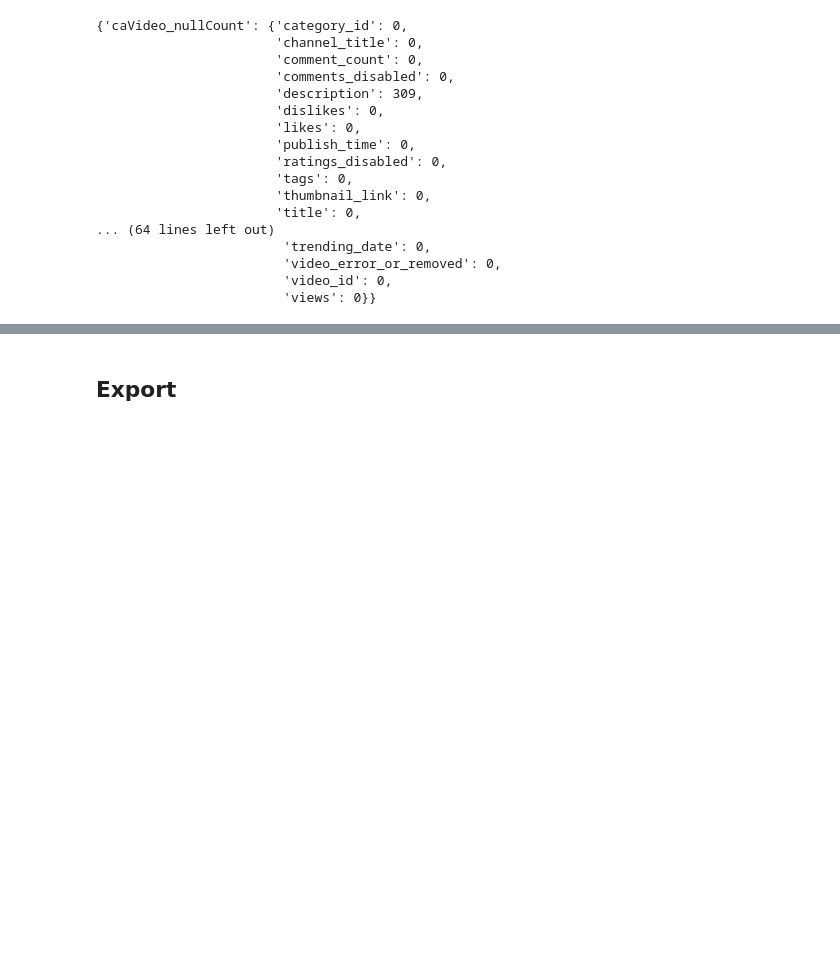
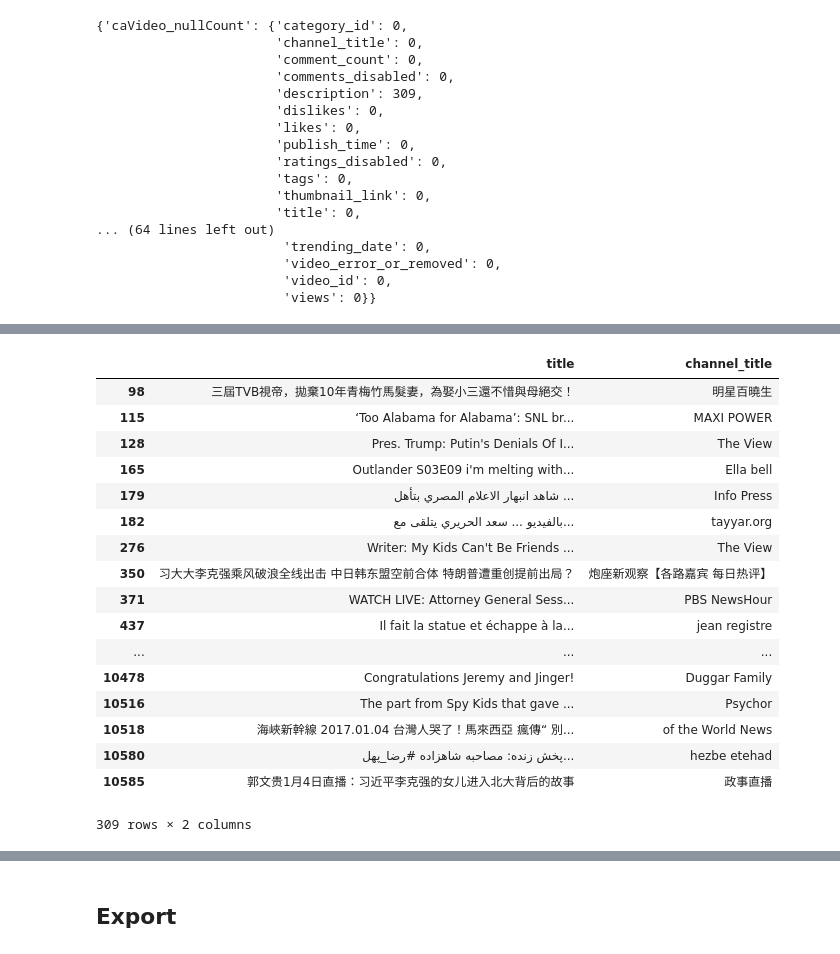
Before and after one commit to CloudChaoszero/Youtube-TrendsNMore, a Jupyter notebook: DataInspection/DataInspection-Youtube.ipynb, the cells around one changed output, grey strips where cells are left out. Drawn from its saved outputs; the diff is of its cells as text; code cells hidden in the pictures; blank space fills up the shorter version.

```diff
--- a/DataInspection/DataInspection-Youtube.ipynb
+++ b/DataInspection/DataInspection-Youtube.ipynb
@@ -201,0 +262,21 @@ pprint.pprint(allVideos_nullCount )
+# %%
+caVideo_df[caVideo_df["description"].isnull() == True][["title","channel_title"]]
+# %% [output]
+|  | title | channel_title |
+| 98 | 三屆TVB視帝，拋棄10年青梅竹馬髮妻，為娶小三還不惜與母絕交！ | 明星百曉生 |
+| 115 | ‘Too Alabama for Alabama’: SNL br... | MAXI POWER |
+| 128 | Pres. Trump: Putin's Denials Of I... | The View |
+| 165 | Outlander S03E09 i'm melting with... | Ella bell |
+| 179 | شاهد انبهار الاعلام المصري بتأهل ... | Info Press |
+| 182 | بالفيديو ... سعد الحريري يتلقى مع... | tayyar.org |
+| 276 | Writer: My Kids Can't Be Friends ... | The View |
+| 350 | 习大大李克强乘风破浪全线出击 中日韩东盟空前合体 特朗普遭重创提前出局？ | 炮座新观察【各路嘉宾 每日热评】 |
+| 371 | WATCH LIVE: Attorney General Sess... | PBS NewsHour |
+| 437 | Il fait la statue et échappe à la... | jean registre |
+| ... | ... | ... |
+| 10478 | Congratulations Jeremy and Jinger! | Duggar Family |
+| 10516 | The part from Spy Kids that gave ... | Psychor |
+| 10518 | 海峽新幹線 2017.01.04 台灣人哭了！馬來西亞 瘋傳“ 別... | of the World News |
+| 10580 | پخش زنده: مصاحبه شاهزاده #رضا_پهل... | hezbe etehad |
+| 10585 | 郭文贵1月4日直播：习近平李克强的女儿进入北大背后的故事 | 政事直播 |
+309 rows × 2 columns
```
Also changed, not shown: parts of 21 cells of this notebook.
